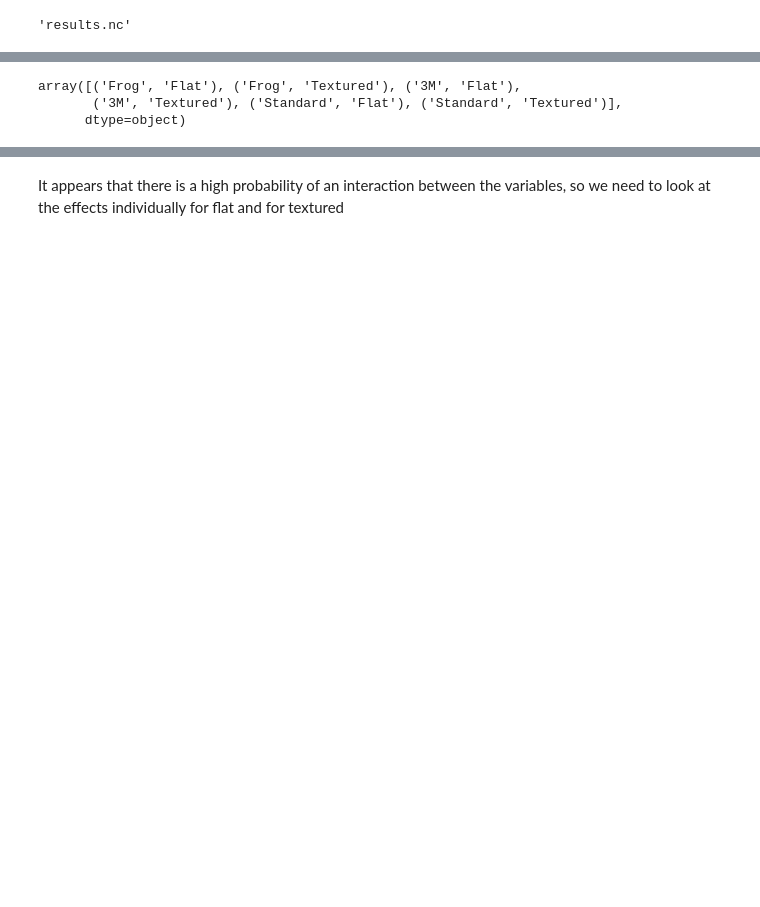
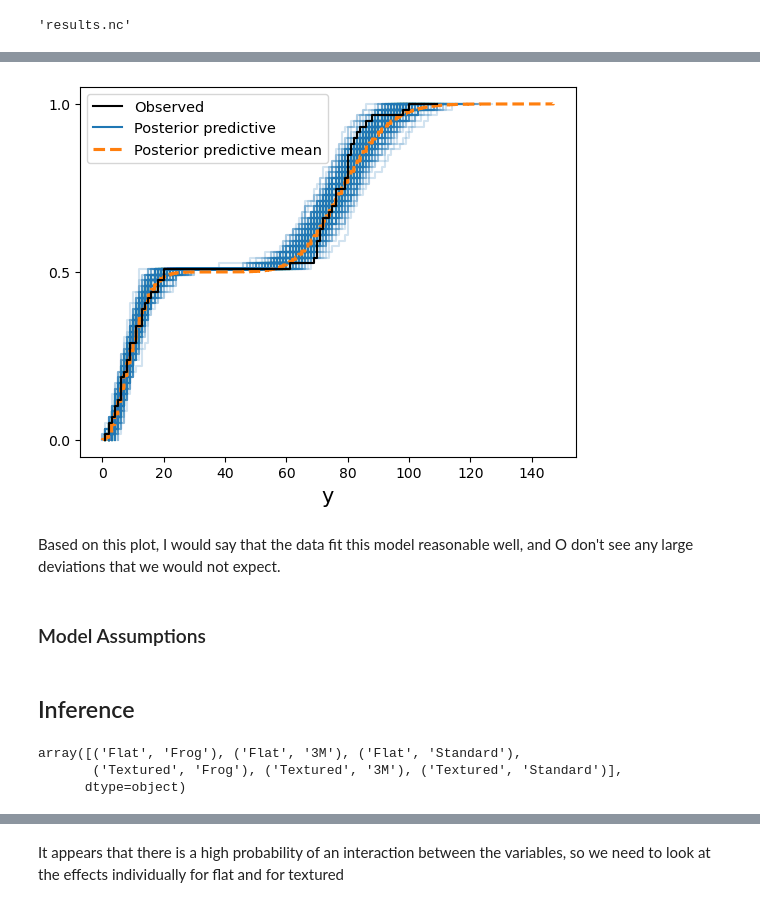
Before and after one commit to quintbro/masking-tape-analysis, a Jupyter notebook: masking_tape_analysis.ipynb, the cells around one changed output, grey strips where cells are left out. Saved outputs shown, nothing was run; the diff lists cells and outputs as text; code cells hidden in the pictures; blank space fills up the shorter version.

```diff
--- a/masking_tape_analysis.ipynb
+++ b/masking_tape_analysis.ipynb
@@ -172,13 +181,25 @@ post_means = idata.posterior["means"]
+# %%
+# Plot the ECDF vs the Posterior Predictive
+az.plot_ppc(idata, kind = "cumulative", num_pp_samples=200)
+plt.show()
+# %% [output]
+[figure, added]
+# %% [markdown]
+Based on this plot, I would say that the data fit this model reasonable well, and O don't see any large deviations that we would not expect.
+# %% [markdown]
+### Model Assumptions
+# %% [markdown]
+## Inference
 # %%
 # Flatten the means to create a matrix
-flat_means = post_means \
+flat_means = idata.posterior["means"] \
     .stack(sample = ("chain", "draw"),
-           cell = ("tape", "texture")) \
+           cell = ("texture", "tape")) \
     .transpose("sample", "cell") # Ensure that the dimensions are correct
 
 # Check the Order of the Means in the matrix
 flat_means.cell.values
 # %% [output]
-array([('Frog', 'Flat'), ('Frog', 'Textured'), ('3M', 'Flat'),
-       ('3M', 'Textured'), ('Standard', 'Flat'), ('Standard', 'Textured')],
+array([('Flat', 'Frog'), ('Flat', '3M'), ('Flat', 'Standard'),
+       ('Textured', 'Frog'), ('Textured', '3M'), ('Textured', 'Standard')],
       dtype=object)
```
Also changed, not shown: parts of 32 cells of this notebook.
